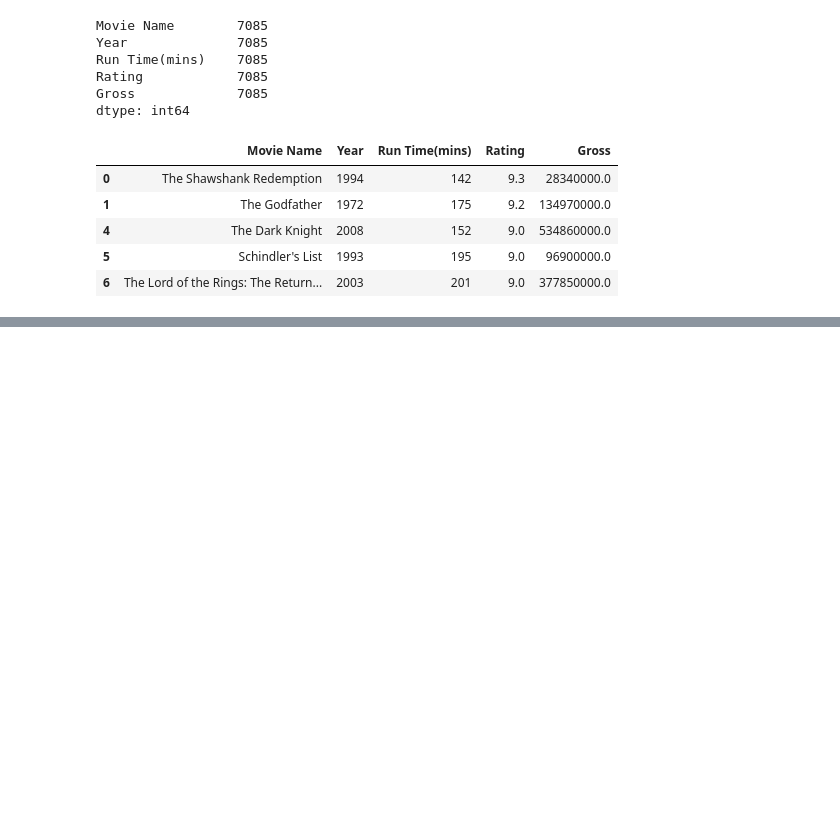
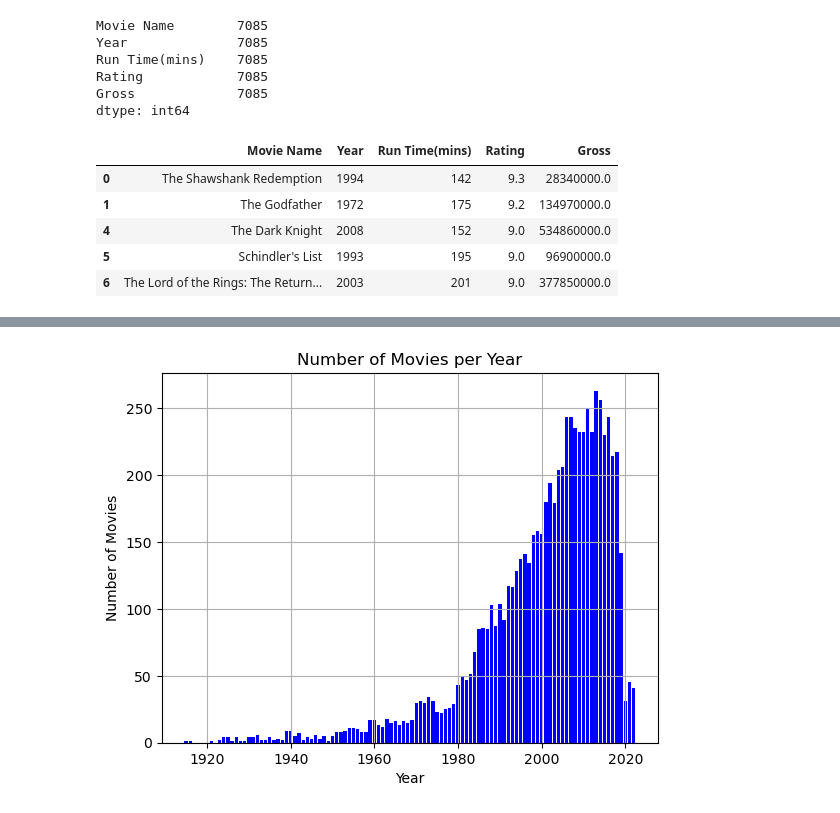
Before and after one commit to RedDeath007/Data-Analytics-Project-1-Team-1, a Jupyter notebook: Movie_Data_Analysis.ipynb, the cells around one changed output, grey strips where cells are left out. Drawn from its saved outputs; the diff is of its cells as text; code cells hidden in the pictures; blank space fills up the shorter version.

```diff
--- a/Movie_Data_Analysis.ipynb
+++ b/Movie_Data_Analysis.ipynb
@@ -72,0 +92,3 @@ dtype: int64
+# %%
+movies_per_year = movie_cleaned_df.groupby(['Year']).size().reset_index()
+movies_per_year
@@ -72,0 +109,3 @@ dtype: int64
+# %%
+movies_per_year.columns = ["Year", "Number of Movies"]
+movies_per_year
@@ -72,0 +126,11 @@ dtype: int64
+# %%
+x_value = movies_per_year["Year"]
+y_value = movies_per_year["Number of Movies"]
+plt.bar(x_value, y_value, color = "blue")
+plt.title("Number of Movies per Year")
+plt.xlabel("Year")
+plt.ylabel("Number of Movies")
+plt.grid()
+plt.show()
+# %% [output]
+[figure, added]
```
Also changed, not shown: parts of 9 cells of this notebook.
